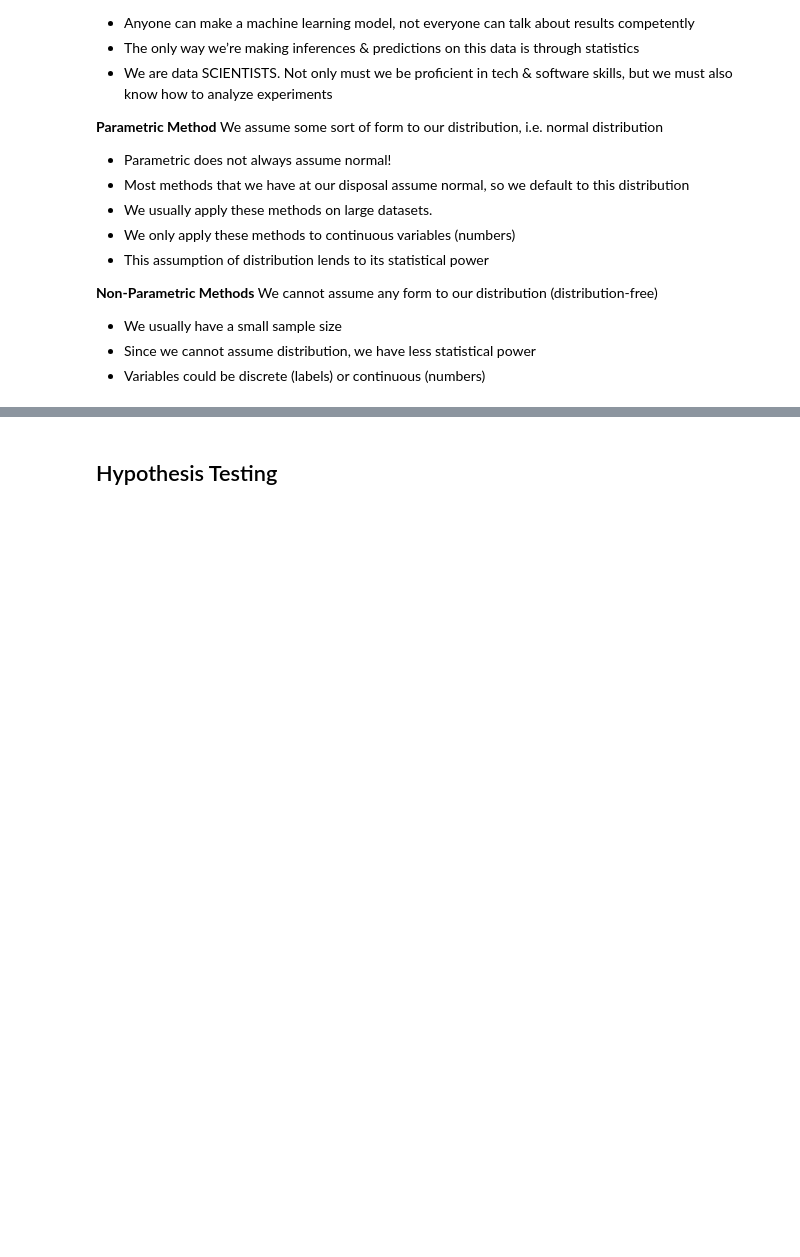
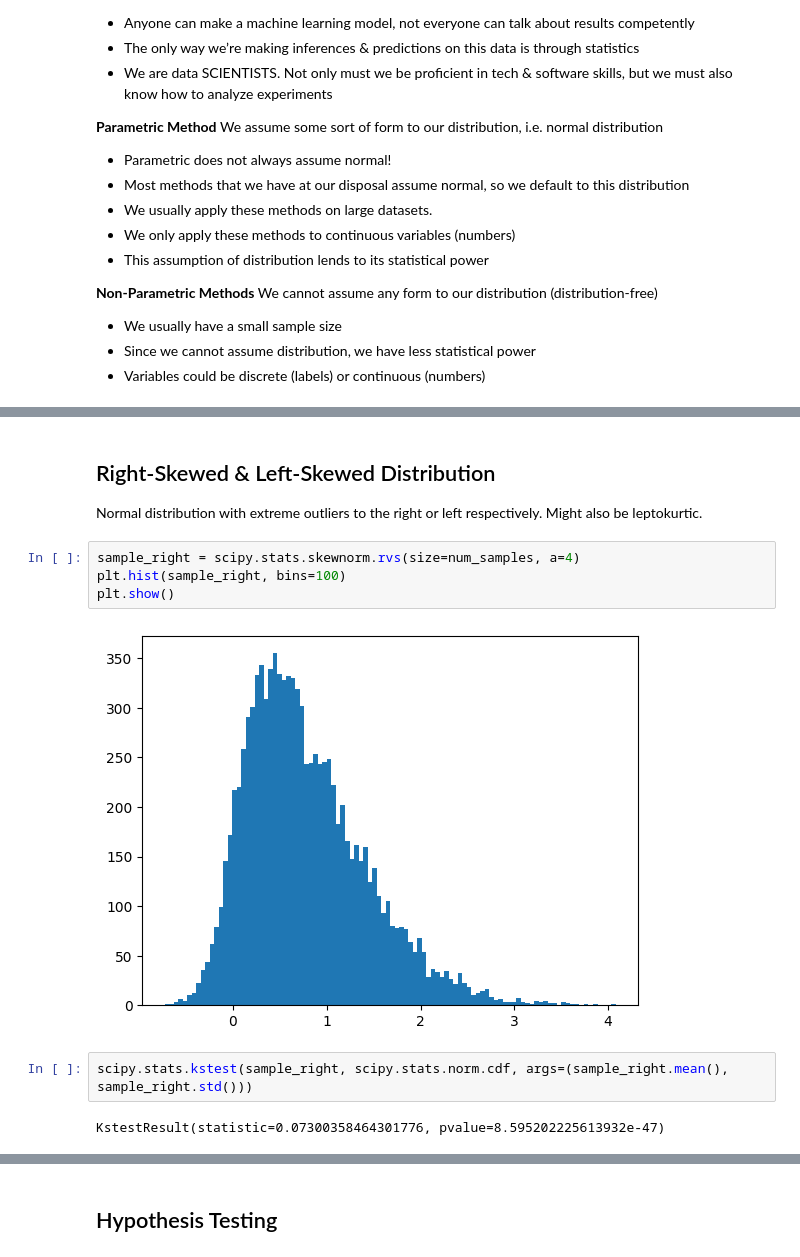
Before and after one commit to The-Knowledge-House/DS_22, a Jupyter notebook: phase_3/week_1/3_21/basic_stats_review_notes.ipynb, the cells around one changed output, grey strips where cells are left out. Drawn from its saved outputs; the diff is of its cells as text; blank space fills up the shorter version.

```diff
--- a/phase_3/week_1/3_21/basic_stats_review_notes.ipynb
+++ b/phase_3/week_1/3_21/basic_stats_review_notes.ipynb
@@ -114,0 +258,14 @@ plt.savefig("LAWLARGE_dice.jpg")
+# %% [markdown]
+## Right-Skewed & Left-Skewed Distribution
+
+Normal distribution with extreme outliers to the right or left respectively. Might also be leptokurtic.
+# %%
+sample_right = scipy.stats.skewnorm.rvs(size=num_samples, a=4)
+plt.hist(sample_right, bins=100)
+plt.show()
+# %% [output]
+[figure, added]
+# %%
+scipy.stats.kstest(sample_right, scipy.stats.norm.cdf, args=(sample_right.mean(), sample_right.std()))
+# %% [output]
+KstestResult(statistic=0.07300358464301776, pvalue=8.595202225613932e-47)
```
Also changed, not shown: parts of 35 cells of this notebook, 4 other files.
